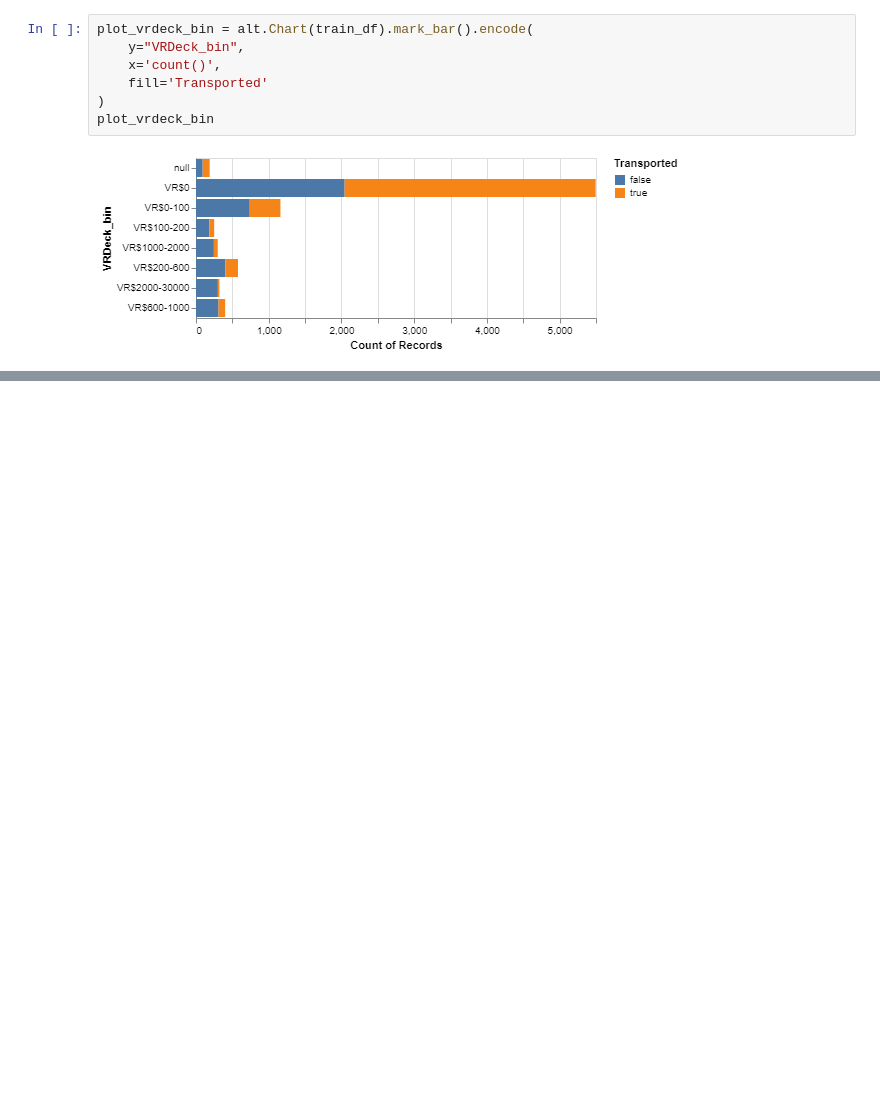
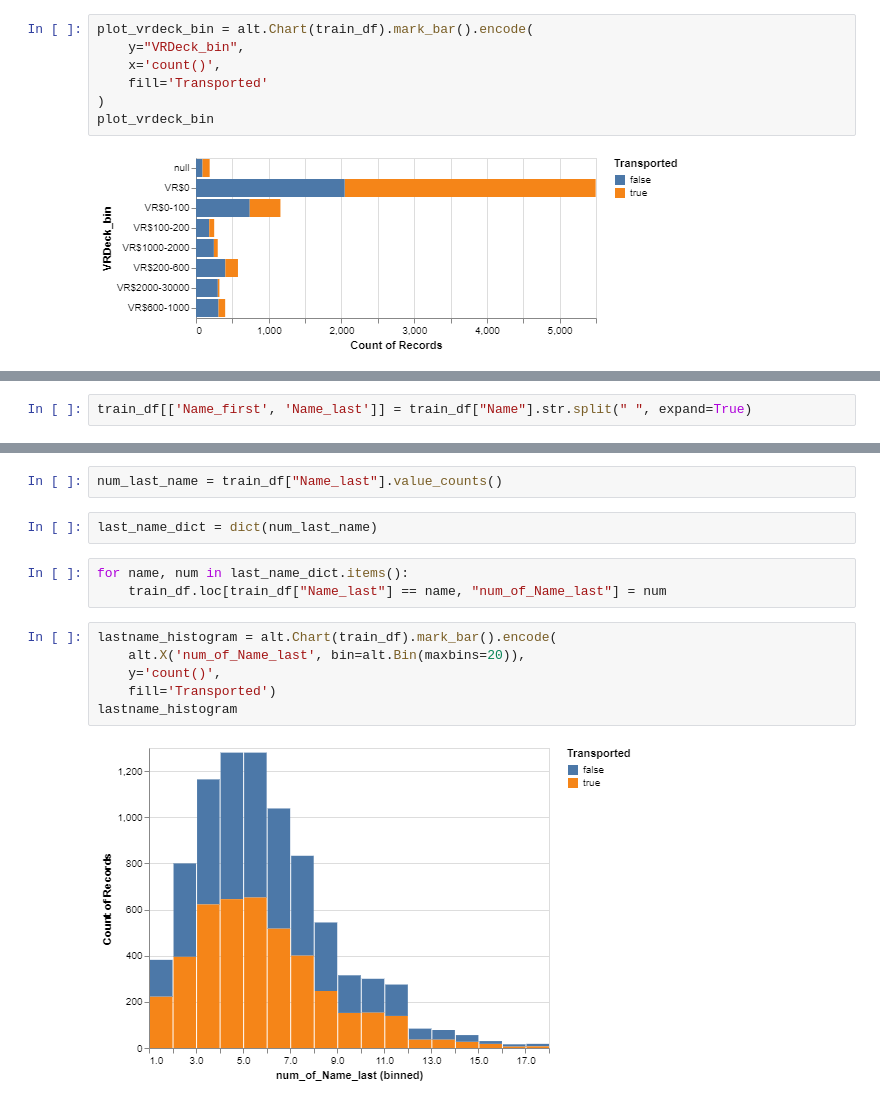
Before and after one commit to johnwslee/Spaceship_Titanic, a Jupyter notebook: spaceship_titanic.ipynb, the cells around one changed output, grey strips where cells are left out. Saved outputs shown, nothing was run; the diff lists cells and outputs as text; blank space fills up the shorter version.

```diff
--- a/spaceship_titanic.ipynb
+++ b/spaceship_titanic.ipynb
@@ -438,0 +445,2 @@ plot_vrdeck_bin
+# %%
+train_df[['Name_first', 'Name_last']] = train_df["Name"].str.split(" ", expand=True)
@@ -438,0 +470,15 @@ plot_vrdeck_bin
+# %%
+num_last_name = train_df["Name_last"].value_counts()
+# %%
+last_name_dict = dict(num_last_name)
+# %%
+for name, num in last_name_dict.items():
+    train_df.loc[train_df["Name_last"] == name, "num_of_Name_last"] = num
+# %%
+lastname_histogram = alt.Chart(train_df).mark_bar().encode(
+    alt.X('num_of_Name_last', bin=alt.Bin(maxbins=20)),
+    y='count()',
+    fill='Transported')
+lastname_histogram
+# %% [output]
+[figure, added]
```
Also changed, not shown: parts of 10 cells of this notebook.
